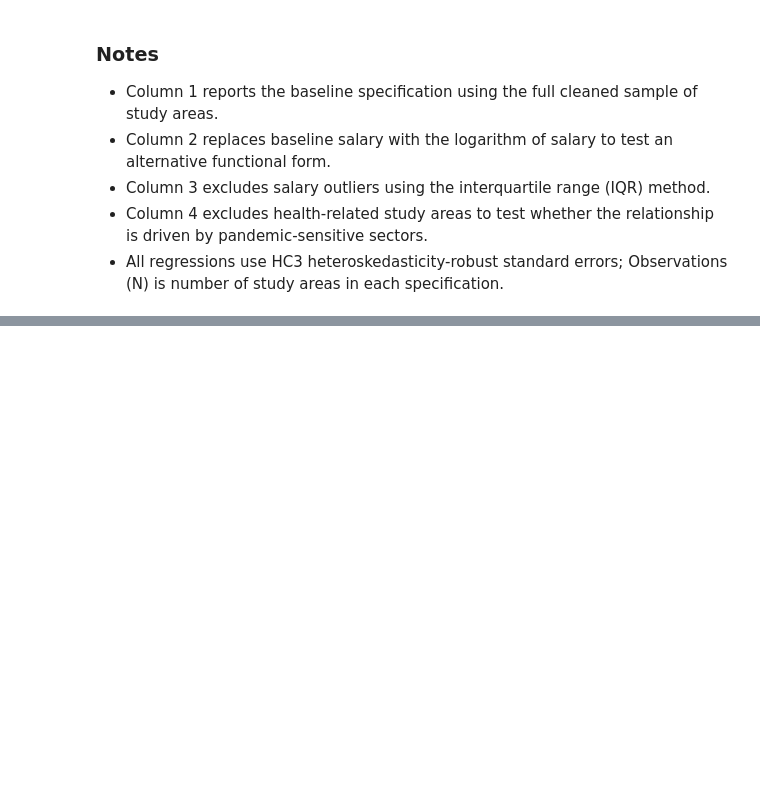
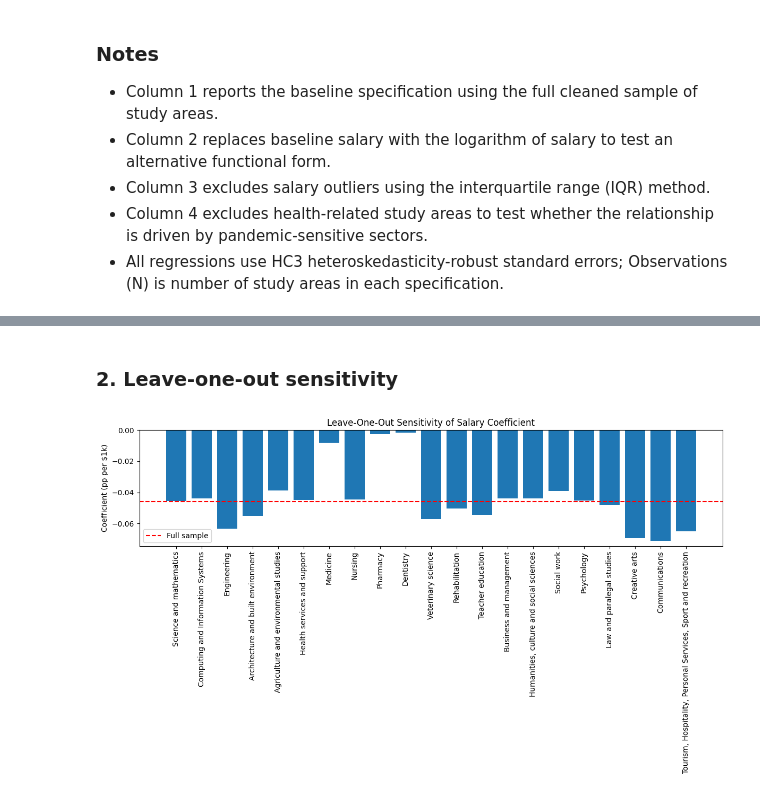
Before and after one commit to atikahtajarimim/ecc3479-project, a Jupyter notebook: code/robustness_analysis.ipynb, the cells around one changed output, grey strips where cells are left out. Saved outputs shown, nothing was run; the diff lists cells and outputs as text; code cells hidden in the pictures; blank space fills up the shorter version.

```diff
--- a/code/robustness_analysis.ipynb
+++ b/code/robustness_analysis.ipynb
@@ -334,0 +378,20 @@ The relationship is **not robust** across common checks and appears fragile. Thi
+# %% [markdown]
+### 2. Leave-one-out sensitivity
+# %%
+coefs = []
+for i in range(len(df)):
+    temp = df.drop(i)
+    m = smf.ols("FTE_Diff ~ Salary_18_k", data=temp).fit(cov_type="HC3")
+    coefs.append(m.params['Salary_18_k'])
+
+plt.figure(figsize=(12,7))
+plt.bar(df['Study_Area'], coefs)
+plt.xticks(rotation=90)
+plt.ylabel("Coefficient (pp per $1k)")
+plt.title("Leave-One-Out Sensitivity of Salary Coefficient")
+plt.axhline(model1.params['Salary_18_k'], color='r', linestyle='--', label='Full sample')
+plt.legend()
+plt.tight_layout()
+plt.show()
+# %% [output]
+[figure, added]
```
Also changed, not shown: parts of 20 cells of this notebook.
